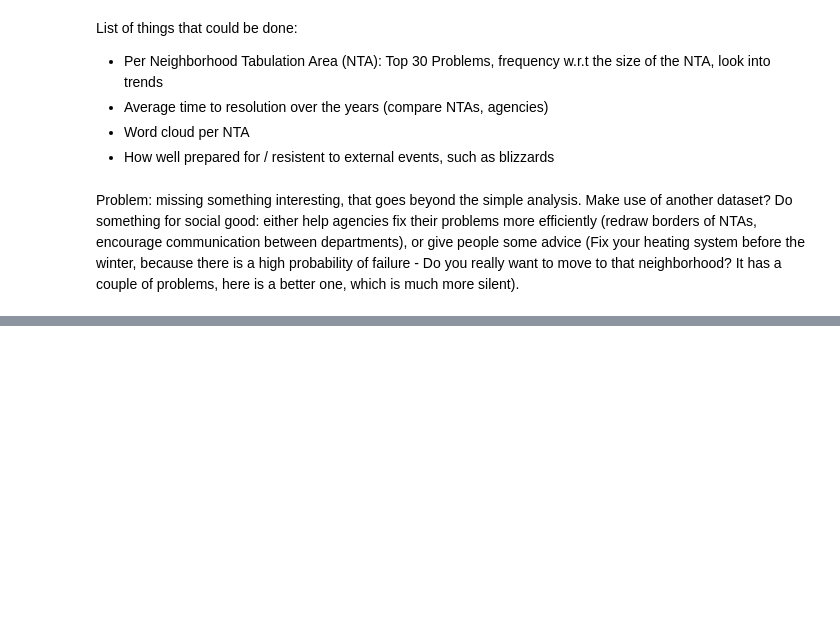
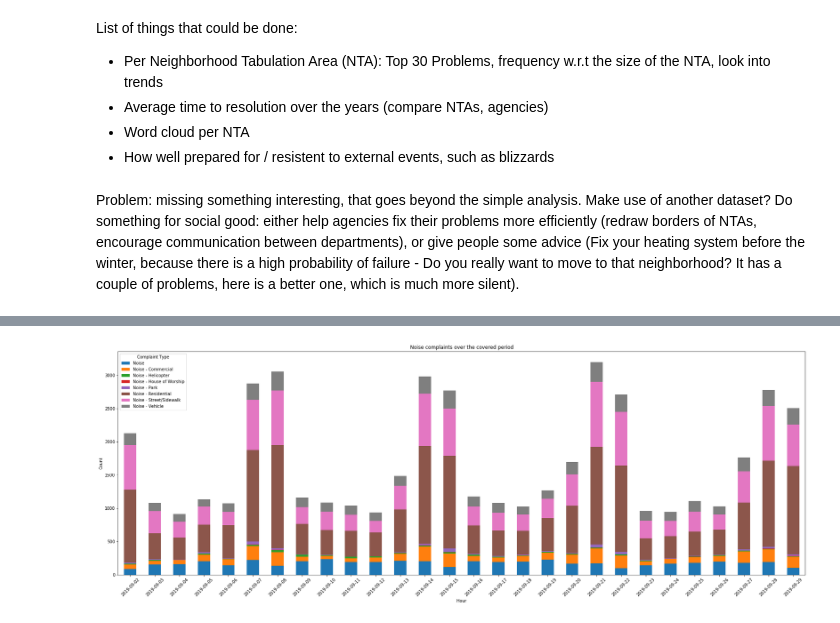
Before and after one commit to Battleman/Squada, a Jupyter notebook: data_pipeline_julien.ipynb, the cells around one changed output, grey strips where cells are left out. Saved outputs shown, nothing was run; the diff lists cells and outputs as text; code cells hidden in the pictures; blank space fills up the shorter version.

```diff
--- a/data_pipeline_julien.ipynb
+++ b/data_pipeline_julien.ipynb
@@ -261,0 +377,16 @@ Problem: missing something interesting, that goes beyond the simple analysis. Ma
+# %%
+month_start = datetime(2019, 9, 2)
+month_end = datetime(2019, 9, 30)
+
+daily_complaints = sorted_df[(month_start <= sorted_df["Created Date"]) & (sorted_df["Created Date"] < month_end)] \
+                            .groupby(['Created Day', 'Complaint Type'])['Created Day'] \
+                            .count() \
+                            .unstack('Complaint Type') \
+                            .fillna(0)
+
+ax = daily_complaints.plot(kind='bar', stacked=True, figsize=(30,10), rot=45)
+ax.set_title("Noise complaints over the covered period")
+ax.set_xlabel("Hour")
+ax.set_ylabel("Count");
+# %% [output]
+[figure, added]
```
Also changed, not shown: parts of 42 cells of this notebook.
